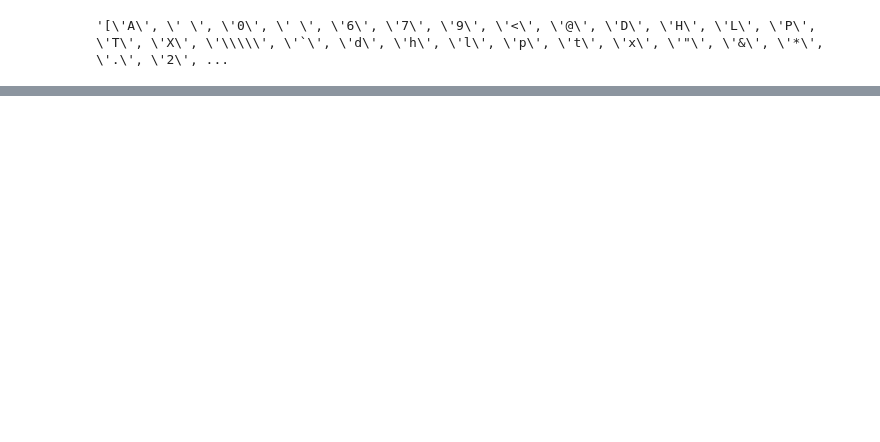
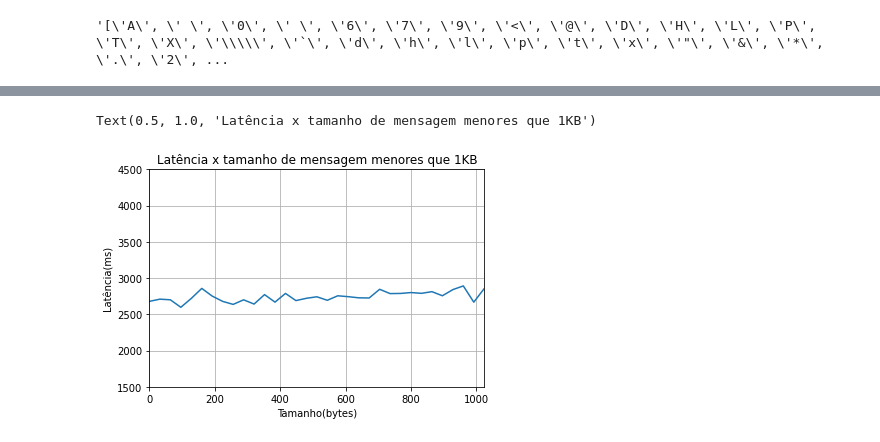
Before and after one commit to vic-torr/networks, a Jupyter notebook: tp2/data_analysis.ipynb, the cells around one changed output, grey strips where cells are left out. Cells and saved outputs as stored; diff of their text form; code cells hidden in the pictures; blank space fills up the shorter version.

```diff
--- a/tp2/data_analysis.ipynb
+++ b/tp2/data_analysis.ipynb
@@ -41,0 +48,14 @@ throughput_chart['media'] = throughput_chart[throughput_chart.columns[1:]].mean(
+# %%
+
+    fig, ax = plt.subplots()
+    ax.plot(latency_chart['packetSize(bytes)'], 1000*latency_chart['mean'])
+    ax.grid(True)
+    plt.xlim(0,1024)
+    plt.ylim(1500,4500)
+
+    ax.set_ylabel('Latência(ms)')
+    ax.set_xlabel('Tamanho(bytes)')
+    ax.set_title('Latência x tamanho de mensagem menores que 1KB')
+# %% [output]
+Text(0.5, 1.0, 'Latência x tamanho de mensagem menores que 1KB')
+[figure, added]
```
Also changed, not shown: parts of 10 cells of this notebook, 10 other files.
